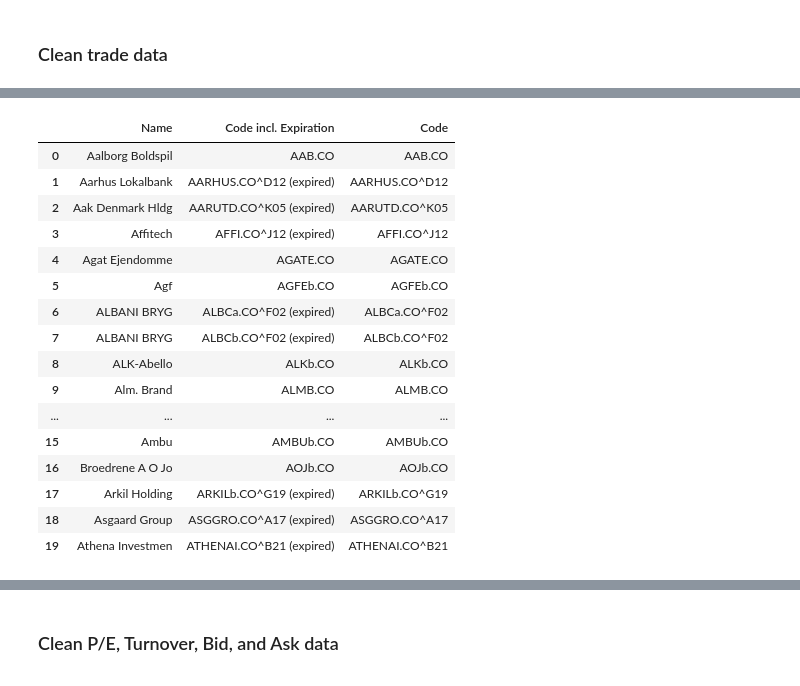
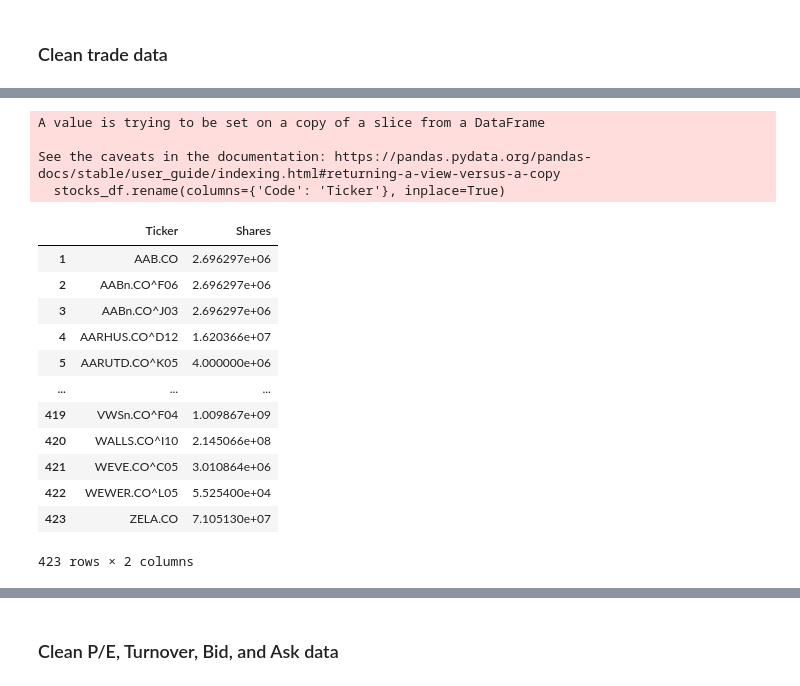
Before and after one commit to johanoelgaard/MastersThesis, a Jupyter notebook: eikon.ipynb, the cells around one changed output, grey strips where cells are left out. Cells and saved outputs as stored; diff of their text form; code cells hidden in the pictures.

```diff
--- a/eikon.ipynb
+++ b/eikon.ipynb
@@ -7,18 +7,15 @@ import os
 path_market = '/Users/johan/Library/CloudStorage/GoogleDrive-johan.oelgaard@gmail.com/My Drive/04 Økonomi/10 Thesis/Data/Market'
 # path_finacials = '/Users/johan/Library/CloudStorage/GoogleDrive-johan.oelgaard@gmail.com/My Drive/04 Økonomi/10 Thesis/Data/Financials'
 
-# find all files in the directories
-files_market = os.listdir(path_market)
-# files_financials = os.listdir(path_finacials)
+# read monthly market data from eikon
+monthly = 'eikon_monthly.xlsx'
+# daily = 'eikon_daily.xlsx'
+oxford = 'oxford_economics.xlsx'
+eikon_dfs = pd.read_excel(path_market + '/' + monthly, sheet_name=None)
+eikon_keys = eikon_dfs.keys()
+oxford_df = pd.read_excel(path_market + '/' + oxford)
 
-# remove hidden files
-files_market = [f for f in files_market if not f.startswith('.')]
-# files_financials = [f for f in files_financials if not f.startswith('.')]
-
-# read monthly market data from eikon
-market_dfs = pd.read_excel(path_market + '/' + files_market[0], sheet_name=None)
-market_keys = market_dfs.keys()
-print(market_keys)
+print(eikon_keys)
 # %% [output]
 dict_keys(['OMX Copenhagen_PI | Leavers and', 'Unique Stocks', 'OMXCPI', 'NACE', 'Outstanding Shares', 'Trade Values', 'PE Ratio', 'Turnover', 'Ask', 'Bid'])
 # %% [markdown]
@@ -91,25 +69,14 @@ display(trade_df)
 # %%
 # clean stock names
-stocks_df = market_dfs['Unique Stocks'].iloc[:,0:3]
+stocks_df = eikon_dfs['Unique Stocks'].iloc[:,0:3]
+# rename Code to Ticker
+stocks_df.rename(columns={'Code': 'Ticker'}, inplace=True)
 
 # use valid_tickers to filter the stocks_df
-stocks_df = stocks_df[stocks_df['Code'].isin(valid_tickers)].reset_index(drop=True)
-display(stocks_df.head(20))
+stocks_df = stocks_df[stocks_df['Ticker'].isin(valid_tickers)].reset_index(drop=True)
+# display(stocks_df)
 # %% [output]
-|  | Name | Code incl. Expiration | Code |
-| 0 | Aalborg Boldspil | AAB.CO | AAB.CO |
-| 1 | Aarhus Lokalbank | AARHUS.CO^D12 (expired) | AARHUS.CO^D12 |
-| 2 | Aak Denmark Hldg | AARUTD.CO^K05 (expired) | AARUTD.CO^K05 |
-| 3 | Affitech | AFFI.CO^J12 (expired) | AFFI.CO^J12 |
-| 4 | Agat Ejendomme | AGATE.CO | AGATE.CO |
-| 5 | Agf | AGFEb.CO | AGFEb.CO |
-| 6 | ALBANI BRYG | ALBCa.CO^F02 (expired) | ALBCa.CO^F02 |
-| 7 | ALBANI BRYG | ALBCb.CO^F02 (expired) | ALBCb.CO^F02 |
-| 8 | ALK-Abello | ALKb.CO | ALKb.CO |
-| 9 | Alm. Brand | ALMB.CO | ALMB.CO |
-| ... | ... | ... | ... |
-| 15 | Ambu | AMBUb.CO | AMBUb.CO |
-| 16 | Broedrene A O Jo | AOJb.CO | AOJb.CO |
-| 17 | Arkil Holding | ARKILb.CO^G19 (expired) | ARKILb.CO^G19 |
-| 18 | Asgaard Group | ASGGRO.CO^A17 (expired) | ASGGRO.CO^A17 |
-| 19 | Athena Investmen | ATHENAI.CO^B21 (expired) | ATHENAI.CO^B21 |
+A value is trying to be set on a copy of a slice from a DataFrame
+
+See the caveats in the documentation: https://pandas.pydata.org/pandas-docs/stable/user_guide/indexing.html#returning-a-view-versus-a-copy
+  stocks_df.rename(columns={'Code': 'Ticker'}, inplace=True)
@@ -115,0 +94,32 @@ display(stocks_df.head(20))
+# %%
+shares_df = eikon_dfs['Outstanding Shares'].iloc[:,1:]
+
+# make first row the header
+shares_df.columns = shares_df.iloc[0]
+shares_df = shares_df[1:]
+
+# rename the first column to 'Ticker'
+shares_df.rename(columns={shares_df.columns[0]: 'Ticker'}, inplace=True)
+
+# set columns to type numeric and findf the valid first occurrence
+shares_df.iloc[:, 1:] = shares_df.iloc[:, 1:].apply(pd.to_numeric, errors='coerce')
+shares_df['Shares'] = shares_df.apply(lambda row: first_valid(row, shares_df.columns[1:]),axis=1)
+
+# drop all columns except 'Ticker' and 'Shares'
+shares_df = shares_df[['Ticker', 'Shares']]
+
+display(shares_df)
+# %% [output]
+|  | Ticker | Shares |
+| 1 | AAB.CO | 2.696297e+06 |
+| 2 | AABn.CO^F06 | 2.696297e+06 |
+| 3 | AABn.CO^J03 | 2.696297e+06 |
+| 4 | AARHUS.CO^D12 | 1.620366e+07 |
+| 5 | AARUTD.CO^K05 | 4.000000e+06 |
+| ... | ... | ... |
+| 419 | VWSn.CO^F04 | 1.009867e+09 |
+| 420 | WALLS.CO^I10 | 2.145066e+08 |
+| 421 | WEVE.CO^C05 | 3.010864e+06 |
+| 422 | WEWER.CO^L05 | 5.525400e+04 |
+| 423 | ZELA.CO | 7.105130e+07 |
+423 rows × 2 columns
```
Also changed, not shown: parts of 13 cells of this notebook, 2 other files.
